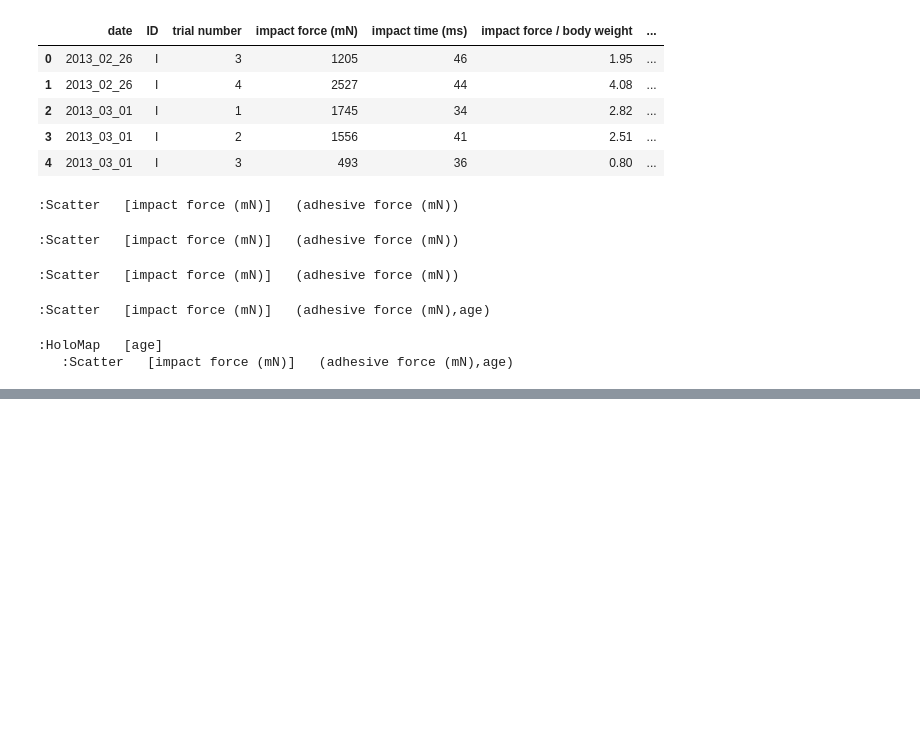
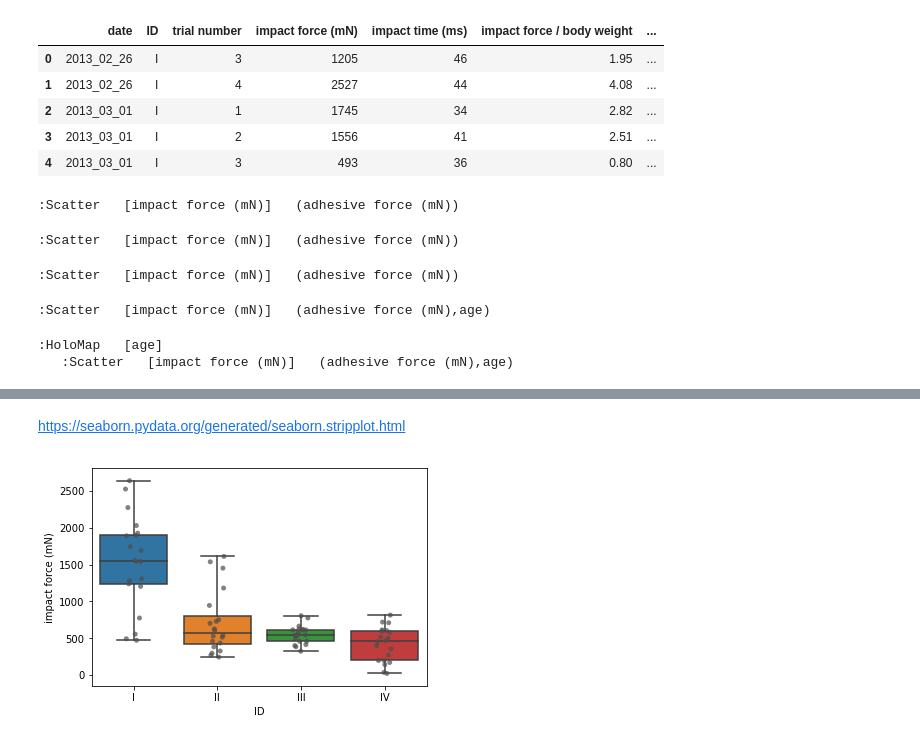
Before and after one commit to MiyainNYC/Rose, a Jupyter notebook: viz/Untitled.ipynb, the cells around one changed output, grey strips where cells are left out. Saved outputs shown, nothing was run; the diff lists cells and outputs as text; code cells hidden in the pictures; blank space fills up the shorter version.

```diff
--- a/viz/Untitled.ipynb
+++ b/viz/Untitled.ipynb
@@ -97,0 +318,9 @@ gb
+# %% [markdown]
+https://seaborn.pydata.org/generated/seaborn.stripplot.html
+# %%
+%matplotlib inline
+import seaborn as sns
+ax = sns.boxplot(x="ID", y= 'impact force (mN)', data=df, whis=np.inf)
+ax = sns.stripplot(x="ID", y= 'impact force (mN)', data=df,jitter=True, color=".3",alpha=.7)
+# %% [output]
+[figure, added]
```
Also changed, not shown: parts of 24 cells of this notebook.
